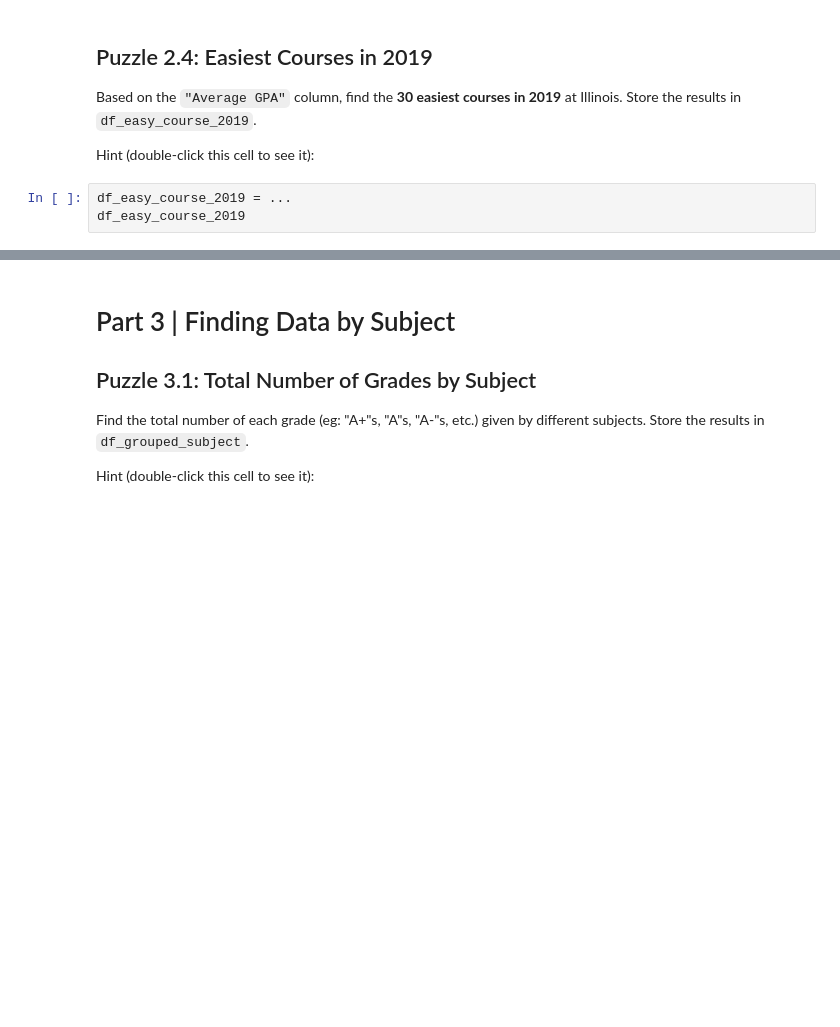
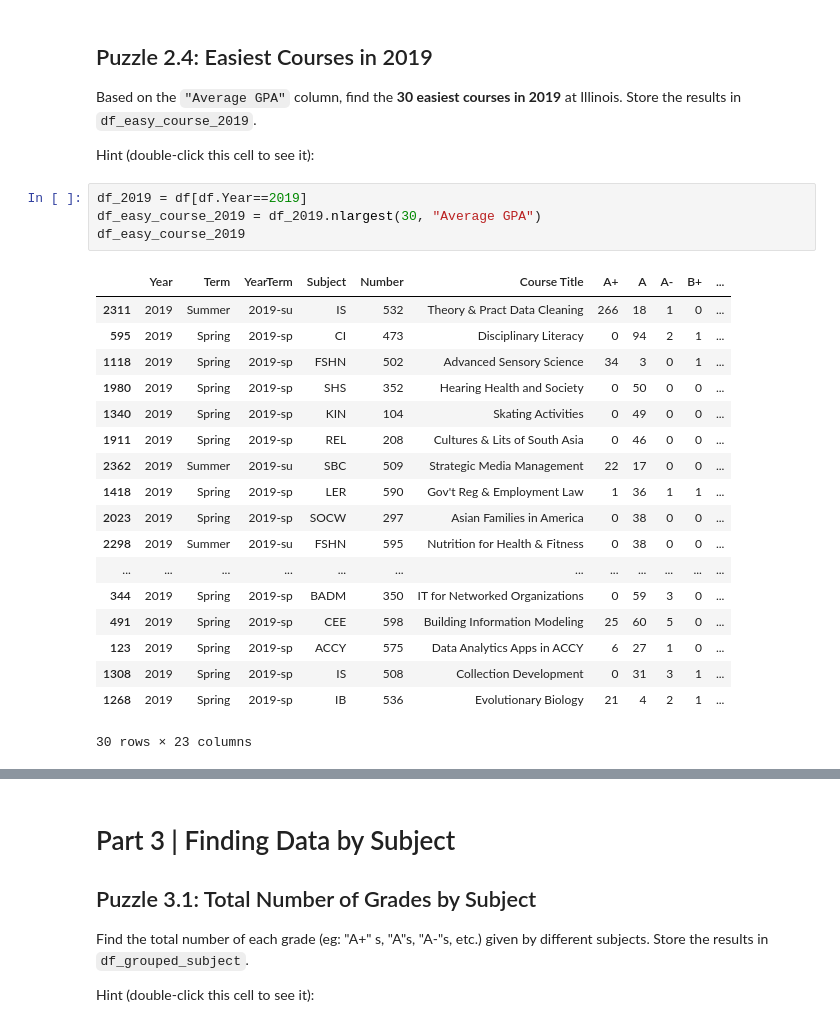
Before and after one commit to rgu6/Rachael-Gu, a Jupyter notebook: lab_gpa/lab_gpa.ipynb, the cells around one changed output, grey strips where cells are left out. Saved outputs shown, nothing was run; the diff lists cells and outputs as text; blank space fills up the shorter version.

```diff
--- a/lab_gpa/lab_gpa.ipynb
+++ b/lab_gpa/lab_gpa.ipynb
@@ -120,9 +151,29 @@ Comment on Joe's claim below.
 Based on the `"Average GPA"` column, find the **30 easiest courses in 2019** at Illinois. Store the results in `df_easy_course_2019`.
 
 Hint (double-click this cell to see it): <span style="color:#ffffff00">use the nlargest() function</span>
-# %%
-df_easy_course_2019 = ...
-df_easy_course_2019
+# %%
+df_2019 = df[df.Year==2019]
+df_easy_course_2019 = df_2019.nlargest(30, "Average GPA")
+df_easy_course_2019
+# %% [output]
+|  | Year | Term | YearTerm | Subject | Number | Course Title | A+ | A | A- | B+ | ... |
+| 2311 | 2019 | Summer | 2019-su | IS | 532 | Theory & Pract Data Cleaning | 266 | 18 | 1 | 0 | ... |
+| 595 | 2019 | Spring | 2019-sp | CI | 473 | Disciplinary Literacy | 0 | 94 | 2 | 1 | ... |
+| 1118 | 2019 | Spring | 2019-sp | FSHN | 502 | Advanced Sensory Science | 34 | 3 | 0 | 1 | ... |
+| 1980 | 2019 | Spring | 2019-sp | SHS | 352 | Hearing Health and Society | 0 | 50 | 0 | 0 | ... |
+| 1340 | 2019 | Spring | 2019-sp | KIN | 104 | Skating Activities | 0 | 49 | 0 | 0 | ... |
+| 1911 | 2019 | Spring | 2019-sp | REL | 208 | Cultures & Lits of South Asia | 0 | 46 | 0 | 0 | ... |
+| 2362 | 2019 | Summer | 2019-su | SBC | 509 | Strategic Media Management | 22 | 17 | 0 | 0 | ... |
+| 1418 | 2019 | Spring | 2019-sp | LER | 590 | Gov't Reg & Employment Law | 1 | 36 | 1 | 1 | ... |
+| 2023 | 2019 | Spring | 2019-sp | SOCW | 297 | Asian Families in America | 0 | 38 | 0 | 0 | ... |
+| 2298 | 2019 | Summer | 2019-su | FSHN | 595 | Nutrition for Health & Fitness | 0 | 38 | 0 | 0 | ... |
+| ... | ... | ... | ... | ... | ... | ... | ... | ... | ... | ... | ... |
+| 344 | 2019 | Spring | 2019-sp | BADM | 350 | IT for Networked Organizations | 0 | 59 | 3 | 0 | ... |
+| 491 | 2019 | Spring | 2019-sp | CEE | 598 | Building Information Modeling | 25 | 60 | 5 | 0 | ... |
+| 123 | 2019 | Spring | 2019-sp | ACCY | 575 | Data Analytics Apps in ACCY | 6 | 27 | 1 | 0 | ... |
+| 1308 | 2019 | Spring | 2019-sp | IS | 508 | Collection Development | 0 | 31 | 3 | 1 | ... |
+| 1268 | 2019 | Spring | 2019-sp | IB | 536 | Evolutionary Biology | 21 | 4 | 2 | 1 | ... |
+30 rows × 23 columns
 # %%
 ## == TEST CASES for Puzzle 2.4 ==
 # - This read-only cell contains test cases for your previous cell.
```
Also changed, not shown: parts of 23 cells of this notebook.
